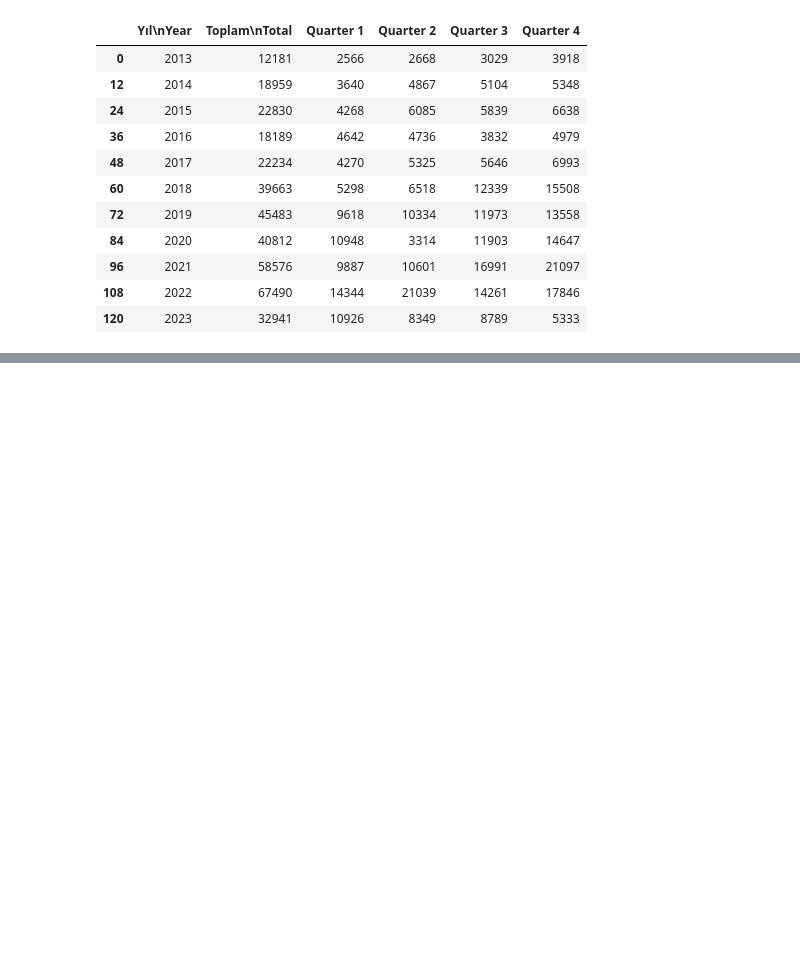
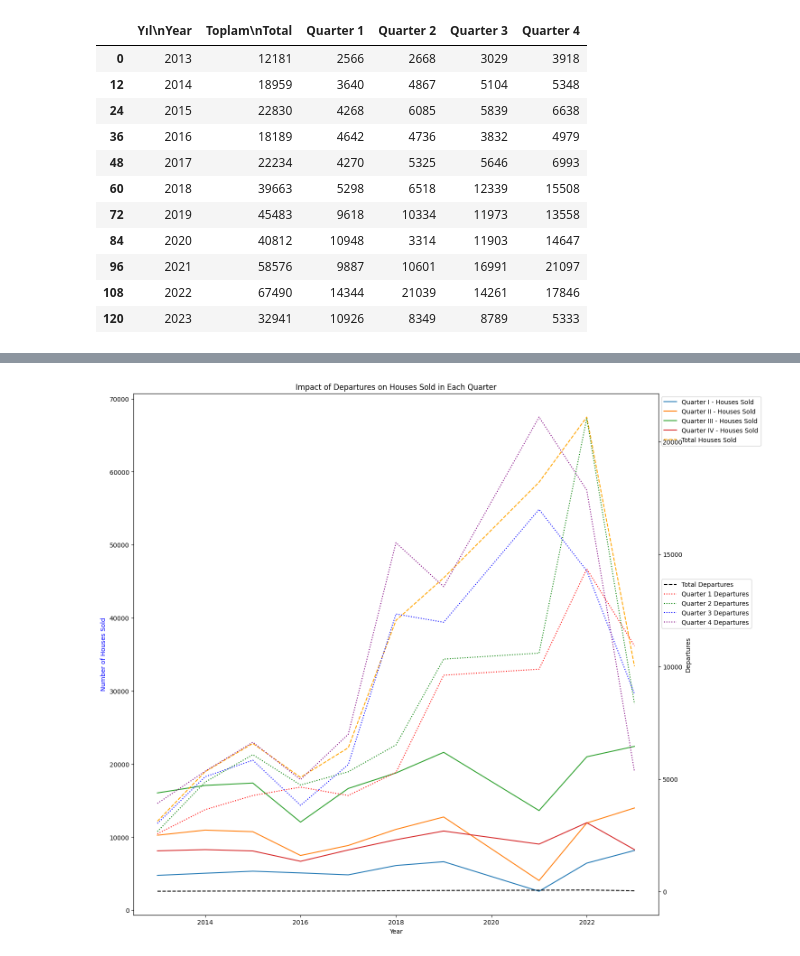
Before and after one commit to aliyan08/Introduction-to-Data-Science, a Jupyter notebook: house sold to foreigners cleaning.ipynb, the cells around one changed output, grey strips where cells are left out. Drawn from its saved outputs; the diff is of its cells as text; code cells hidden in the pictures; blank space fills up the shorter version.

```diff
--- a/house sold to foreigners cleaning.ipynb
+++ b/house sold to foreigners cleaning.ipynb
@@ -341,3 +539,39 @@ df1.head(20)
+# %%
+# Plotting
+fig, ax1 = plt.subplots(figsize=(15, 15))
+
+# Line plot for total houses sold in each quarter
+sns.lineplot(data=merged_df, x='Yıl - Year', y='Quarter I', label='Quarter I - Houses Sold', ax=ax1)
+sns.lineplot(data=merged_df, x='Yıl - Year', y='Quarter II', label='Quarter II - Houses Sold', ax=ax1)
+sns.lineplot(data=merged_df, x='Yıl - Year', y='Quarter III', label='Quarter III - Houses Sold', ax=ax1)
+sns.lineplot(data=merged_df, x='Yıl - Year', y='Quarter IV', label='Quarter IV - Houses Sold', ax=ax1)
+
+# Create a total line for houses sold on the primary y-axis
+sns.lineplot(data=merged_df, x='Yıl - Year', y='Total_Houses', label='Total Houses Sold',linestyle='--', color='orange', ax=ax1)
+
+# Create a secondary y-axis for both total and quarterly departures
+ax2 = ax1.twinx()
+sns.lineplot(data=merged_df, x='Yıl - Year', y='Toplam\nTotal', label='Total Departures', linestyle='--', color='black', ax=ax2)
+sns.lineplot(data=merged_df, x='Yıl - Year', y='Quarter 1', label='Quarter 1 Departures', linestyle=':', color='red', ax=ax2)
+sns.lineplot(data=merged_df, x='Yıl - Year', y='Quarter 2', label='Quarter 2 Departures', linestyle=':', color='green', ax=ax2)
+sns.lineplot(data=merged_df, x='Yıl - Year', y='Quarter 3', label='Quarter 3 Departures', linestyle=':', color='blue', ax=ax2)
+sns.lineplot(data=merged_df, x='Yıl - Year', y='Quarter 4', label='Quarter 4 Departures', linestyle=':', color='purple', ax=ax2)
+
+# Set labels and title
+ax1.set_xlabel('Year')
+ax1.set_ylabel('Number of Houses Sold', color='blue')
+ax2.set_ylabel('Departures', color='black')
+
+# Adjust legend placement
+ax1.legend(loc='upper left', bbox_to_anchor=(1, 1))
+ax2.legend(loc='upper left', bbox_to_anchor=(1, 0.65))
+
+plt.title('Impact of Departures on Houses Sold in Each Quarter')
+
+# Display the plot
+plt.show()
+# %% [output]
+[figure, added]
 # %%
 departing_df['Foreign Real State Sales (During Each Quarter)'] =
 # %% [output]
```
Also changed, not shown: parts of 19 cells of this notebook, 3 other files.
